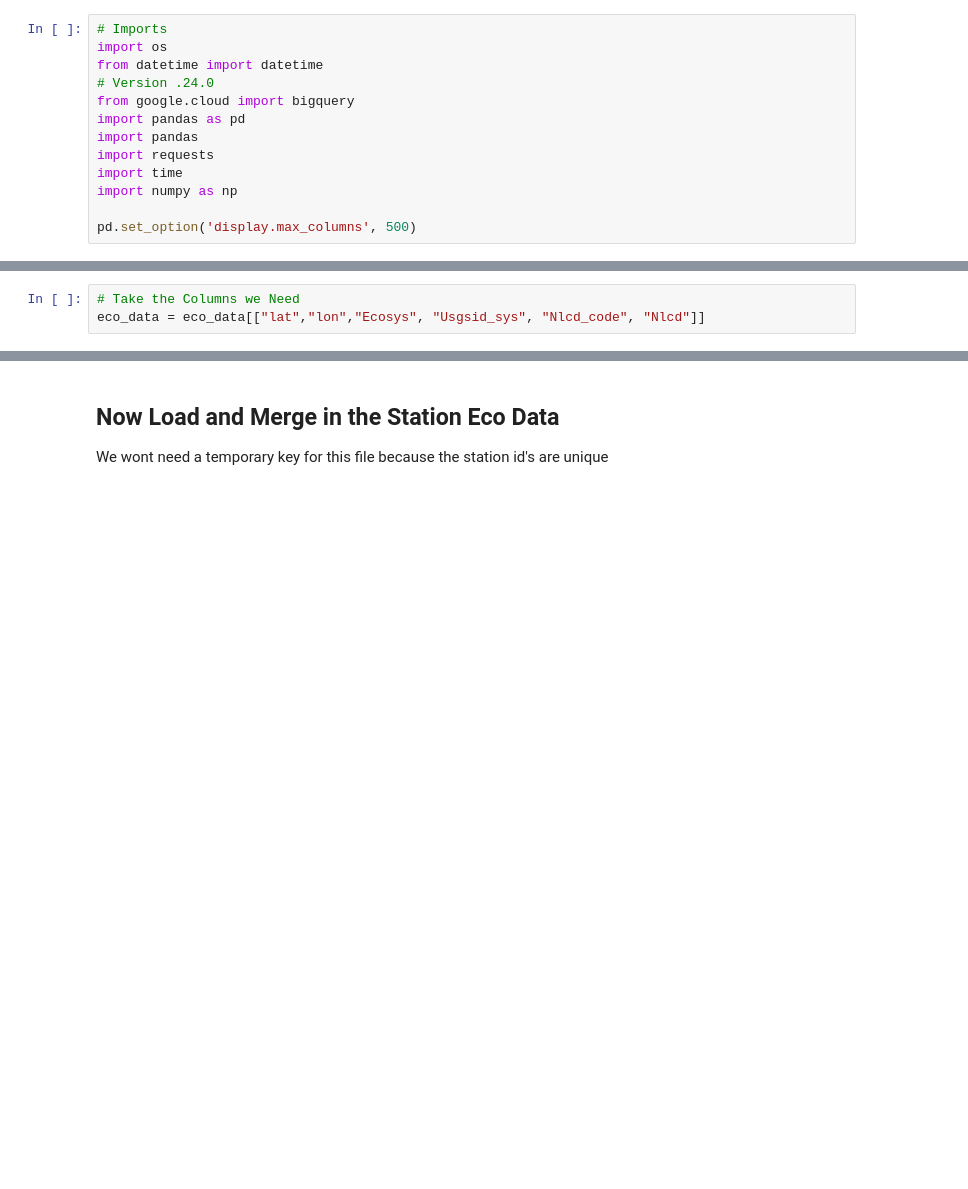
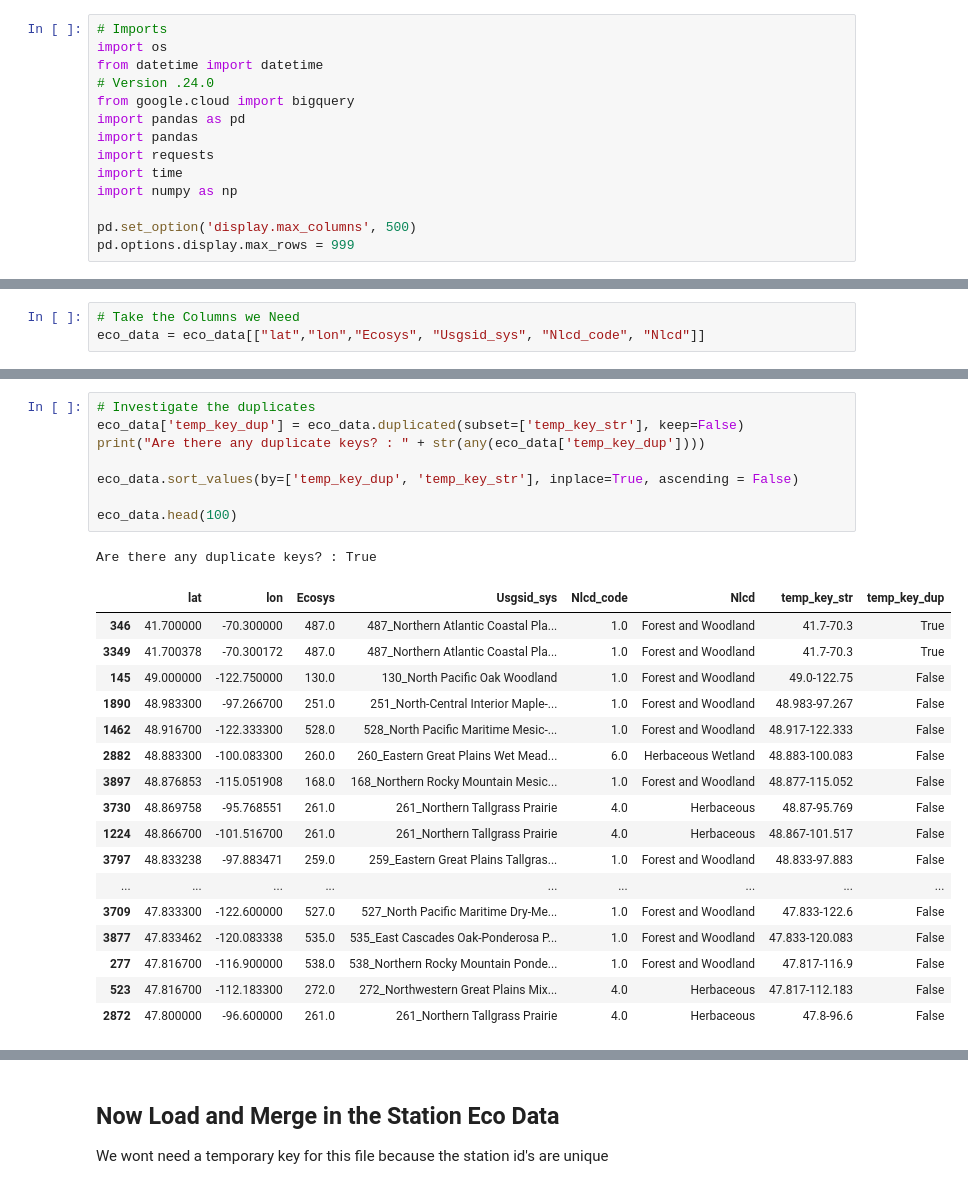
Before and after one commit to DataKind-DC/audubon-cbc, a Jupyter notebook: notebooks/1.3-rec-connecting-fips-ecosystem-data.ipynb, the cells around one changed output, grey strips where cells are left out. Saved outputs shown, nothing was run; the diff lists cells and outputs as text; blank space fills up the shorter version.

```diff
--- a/notebooks/1.3-rec-connecting-fips-ecosystem-data.ipynb
+++ b/notebooks/1.3-rec-connecting-fips-ecosystem-data.ipynb
@@ -68,6 +68,7 @@ import time
 import numpy as np
 
 pd.set_option('display.max_columns', 500)
+pd.options.display.max_rows = 999
 # %%
 # ALL File Paths should be declared at the TOP of the notebook
 PATH_TO_CLEAN_CBC_DATA = "../data/Cloud_Data/1.0-rec-initial-data-cleaning.txt"
@@ -251,0 +325,27 @@ eco_data = eco_data[["lat","lon","Ecosys", "Usgsid_sys", "Nlcd_code", "Nlcd"]]
+# %%
+# Investigate the duplicates
+eco_data['temp_key_dup'] = eco_data.duplicated(subset=['temp_key_str'], keep=False)
+print("Are there any duplicate keys? : " + str(any(eco_data['temp_key_dup'])))
+
+eco_data.sort_values(by=['temp_key_dup', 'temp_key_str'], inplace=True, ascending = False)
+
+eco_data.head(100)
+# %% [output]
+Are there any duplicate keys? : True
+|  | lat | lon | Ecosys | Usgsid_sys | Nlcd_code | Nlcd | temp_key_str | temp_key_dup |
+| 346 | 41.700000 | -70.300000 | 487.0 | 487_Northern Atlantic Coastal Pla... | 1.0 | Forest and Woodland | 41.7-70.3 | True |
+| 3349 | 41.700378 | -70.300172 | 487.0 | 487_Northern Atlantic Coastal Pla... | 1.0 | Forest and Woodland | 41.7-70.3 | True |
+| 145 | 49.000000 | -122.750000 | 130.0 | 130_North Pacific Oak Woodland | 1.0 | Forest and Woodland | 49.0-122.75 | False |
+| 1890 | 48.983300 | -97.266700 | 251.0 | 251_North-Central Interior Maple-... | 1.0 | Forest and Woodland | 48.983-97.267 | False |
+| 1462 | 48.916700 | -122.333300 | 528.0 | 528_North Pacific Maritime Mesic-... | 1.0 | Forest and Woodland | 48.917-122.333 | False |
+| 2882 | 48.883300 | -100.083300 | 260.0 | 260_Eastern Great Plains Wet Mead... | 6.0 | Herbaceous Wetland | 48.883-100.083 | False |
+| 3897 | 48.876853 | -115.051908 | 168.0 | 168_Northern Rocky Mountain Mesic... | 1.0 | Forest and Woodland | 48.877-115.052 | False |
+| 3730 | 48.869758 | -95.768551 | 261.0 | 261_Northern Tallgrass Prairie | 4.0 | Herbaceous | 48.87-95.769 | False |
+| 1224 | 48.866700 | -101.516700 | 261.0 | 261_Northern Tallgrass Prairie | 4.0 | Herbaceous | 48.867-101.517 | False |
+| 3797 | 48.833238 | -97.883471 | 259.0 | 259_Eastern Great Plains Tallgras... | 1.0 | Forest and Woodland | 48.833-97.883 | False |
+| ... | ... | ... | ... | ... | ... | ... | ... | ... |
+| 3709 | 47.833300 | -122.600000 | 527.0 | 527_North Pacific Maritime Dry-Me... | 1.0 | Forest and Woodland | 47.833-122.6 | False |
+| 3877 | 47.833462 | -120.083338 | 535.0 | 535_East Cascades Oak-Ponderosa P... | 1.0 | Forest and Woodland | 47.833-120.083 | False |
+| 277 | 47.816700 | -116.900000 | 538.0 | 538_Northern Rocky Mountain Ponde... | 1.0 | Forest and Woodland | 47.817-116.9 | False |
+| 523 | 47.816700 | -112.183300 | 272.0 | 272_Northwestern Great Plains Mix... | 4.0 | Herbaceous | 47.817-112.183 | False |
+| 2872 | 47.800000 | -96.600000 | 261.0 | 261_Northern Tallgrass Prairie | 4.0 | Herbaceous | 47.8-96.6 | False |
```
Also changed, not shown: parts of 26 cells of this notebook, 2 other files.
